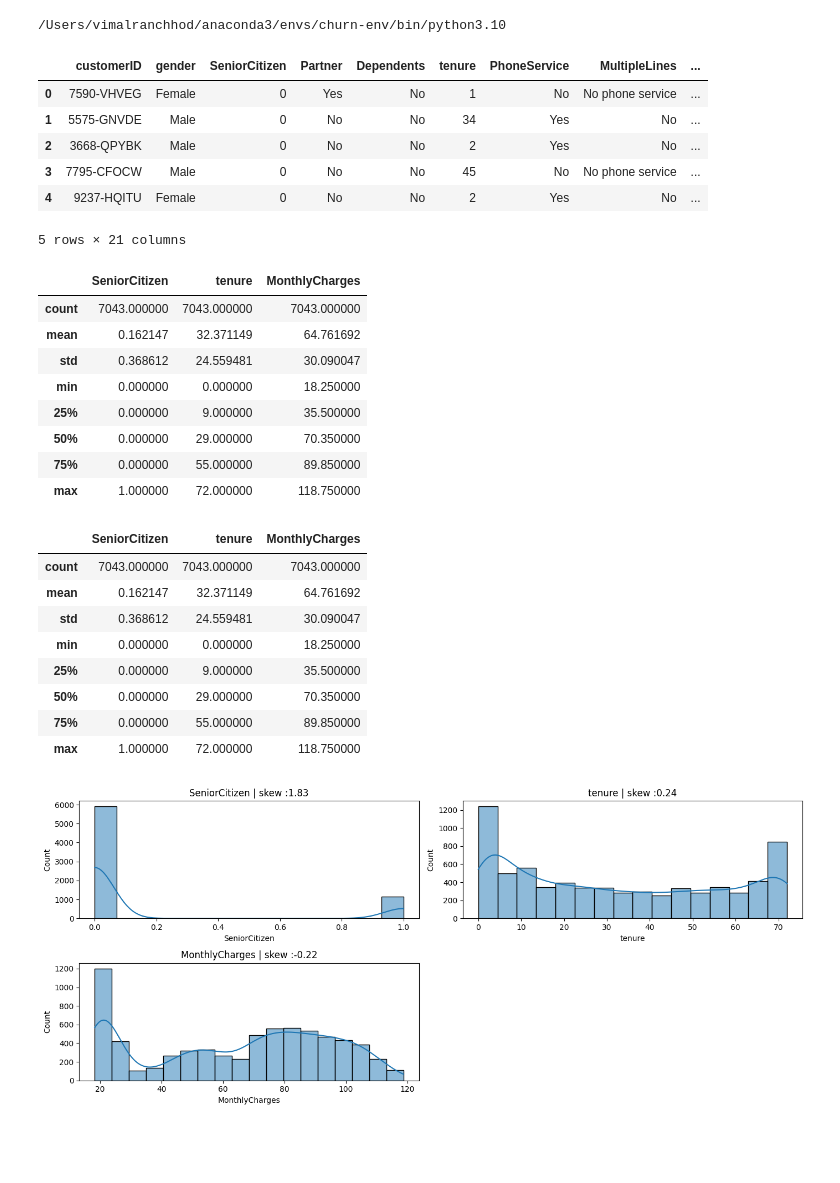
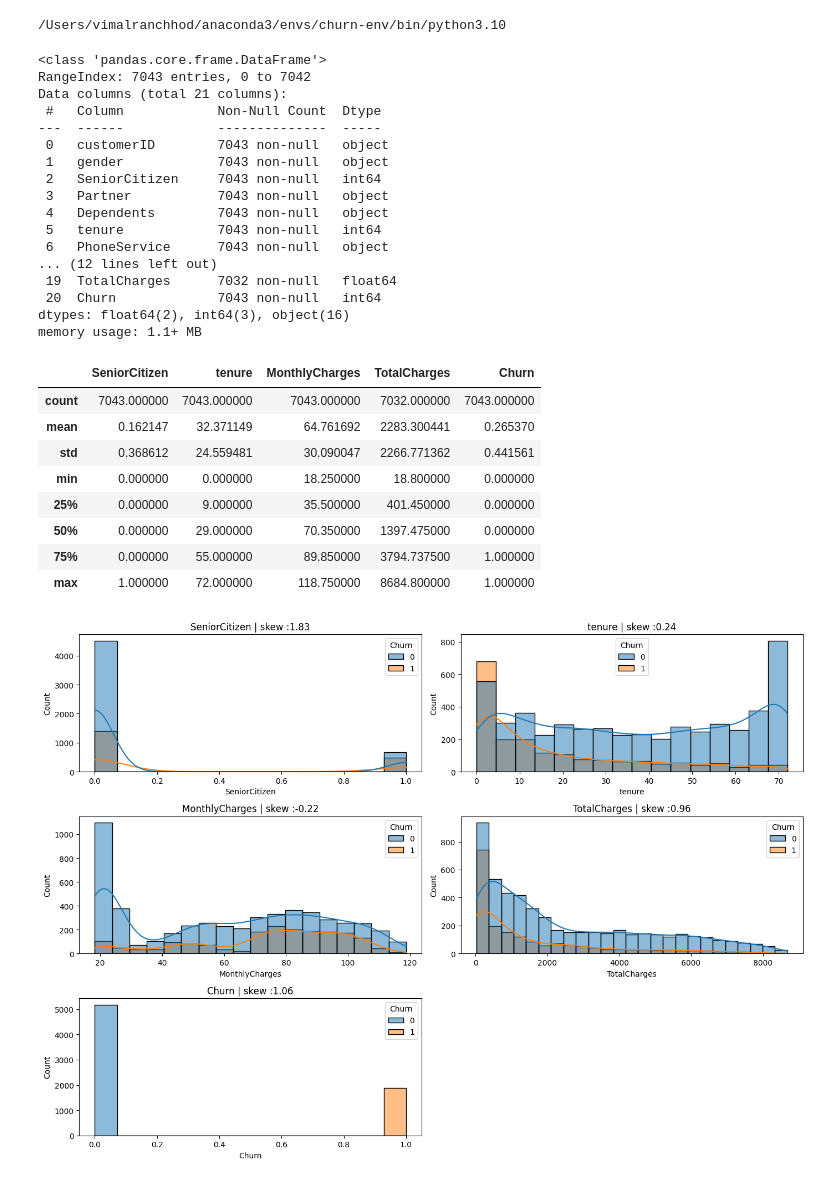
Before and after one commit to VimalRanchh/telco-customer-churn-analysis, a Jupyter notebook: notebooks/01_EDA.ipynb, the cells around one changed output. Cells and saved outputs as stored; diff of their text form; code cells hidden in the pictures; blank space fills up the shorter version.

```diff
--- a/notebooks/01_EDA.ipynb
+++ b/notebooks/01_EDA.ipynb
@@ -10,56 +10,57 @@ print(sys.executable)
 # %%
 df = pd.read_csv("../data/Telco-Customer-Churn.csv")
 # %%
-df.head(5)
+df["TotalCharges"]=pd.to_numeric(df["TotalCharges"].str.strip().replace("",None),errors="coerce")
+df['Churn'] = np.where(df['Churn'] =='Yes',1,0)
-# %% [output]
-|  | customerID | gender | SeniorCitizen | Partner | Dependents | tenure | PhoneService | MultipleLines | ... |
-| 0 | 7590-VHVEG | Female | 0 | Yes | No | 1 | No | No phone service | ... |
-| 1 | 5575-GNVDE | Male | 0 | No | No | 34 | Yes | No | ... |
-| 2 | 3668-QPYBK | Male | 0 | No | No | 2 | Yes | No | ... |
-| 3 | 7795-CFOCW | Male | 0 | No | No | 45 | No | No phone service | ... |
-| 4 | 9237-HQITU | Female | 0 | No | No | 2 | Yes | No | ... |
-5 rows × 21 columns
 # %%
-df.describe()
+df.info()
 # %% [output]
-|  | SeniorCitizen | tenure | MonthlyCharges |
-| count | 7043.000000 | 7043.000000 | 7043.000000 |
-| mean | 0.162147 | 32.371149 | 64.761692 |
-| std | 0.368612 | 24.559481 | 30.090047 |
-| min | 0.000000 | 0.000000 | 18.250000 |
-| 25% | 0.000000 | 9.000000 | 35.500000 |
-| 50% | 0.000000 | 29.000000 | 70.350000 |
-| 75% | 0.000000 | 55.000000 | 89.850000 |
-| max | 1.000000 | 72.000000 | 118.750000 |
+<class 'pandas.core.frame.DataFrame'>
+RangeIndex: 7043 entries, 0 to 7042
+Data columns (total 21 columns):
+ #   Column            Non-Null Count  Dtype
+---  ------            --------------  -----
+ 0   customerID        7043 non-null   object
+ 1   gender            7043 non-null   object
+ 2   SeniorCitizen     7043 non-null   int64
+ 3   Partner           7043 non-null   object
+ 4   Dependents        7043 non-null   object
+ 5   tenure            7043 non-null   int64
+ 6   PhoneService      7043 non-null   object
+... (12 lines left out)
+ 19  TotalCharges      7032 non-null   float64
+ 20  Churn             7043 non-null   int64
+dtypes: float64(2), int64(3), object(16)
+memory usage: 1.1+ MB
 # %%
 df.describe()
 # %% [output]
-|  | SeniorCitizen | tenure | MonthlyCharges |
-| count | 7043.000000 | 7043.000000 | 7043.000000 |
-| mean | 0.162147 | 32.371149 | 64.761692 |
-| std | 0.368612 | 24.559481 | 30.090047 |
-| min | 0.000000 | 0.000000 | 18.250000 |
-| 25% | 0.000000 | 9.000000 | 35.500000 |
-| 50% | 0.000000 | 29.000000 | 70.350000 |
-| 75% | 0.000000 | 55.000000 | 89.850000 |
-| max | 1.000000 | 72.000000 | 118.750000 |
+|  | SeniorCitizen | tenure | MonthlyCharges | TotalCharges | Churn |
+| count | 7043.000000 | 7043.000000 | 7043.000000 | 7032.000000 | 7043.000000 |
+| mean | 0.162147 | 32.371149 | 64.761692 | 2283.300441 | 0.265370 |
+| std | 0.368612 | 24.559481 | 30.090047 | 2266.771362 | 0.441561 |
+| min | 0.000000 | 0.000000 | 18.250000 | 18.800000 | 0.000000 |
+| 25% | 0.000000 | 9.000000 | 35.500000 | 401.450000 | 0.000000 |
+| 50% | 0.000000 | 29.000000 | 70.350000 | 1397.475000 | 0.000000 |
+| 75% | 0.000000 | 55.000000 | 89.850000 | 3794.737500 | 1.000000 |
+| max | 1.000000 | 72.000000 | 118.750000 | 8684.800000 | 1.000000 |
 # %%
 cols = df.select_dtypes(include="number").columns
 
 n = len(cols)
 
 fig,axes = plt.subplots(nrows = (n+1)//2,ncols = 2,figsize = (14,n*2))
 
 axes = axes.flatten()
 
 for i, col in enumerate(cols):
-    sns.histplot(df[col],kde=True,ax=axes[i])
+    sns.histplot(x= df[col],kde=True,ax=axes[i],hue = df['Churn'])
     axes[i].set_title(f"{col} | skew :{df[col].skew():.2f}")
 
 for j in range(i+1,len(axes)):
     axes[j].set_visible(False)
 
 plt.tight_layout()
 plt.show()
 # %% [output]
-[figure, old version]
+[figure, new version]
```
Also changed, not shown: parts of 4 cells of this notebook.
